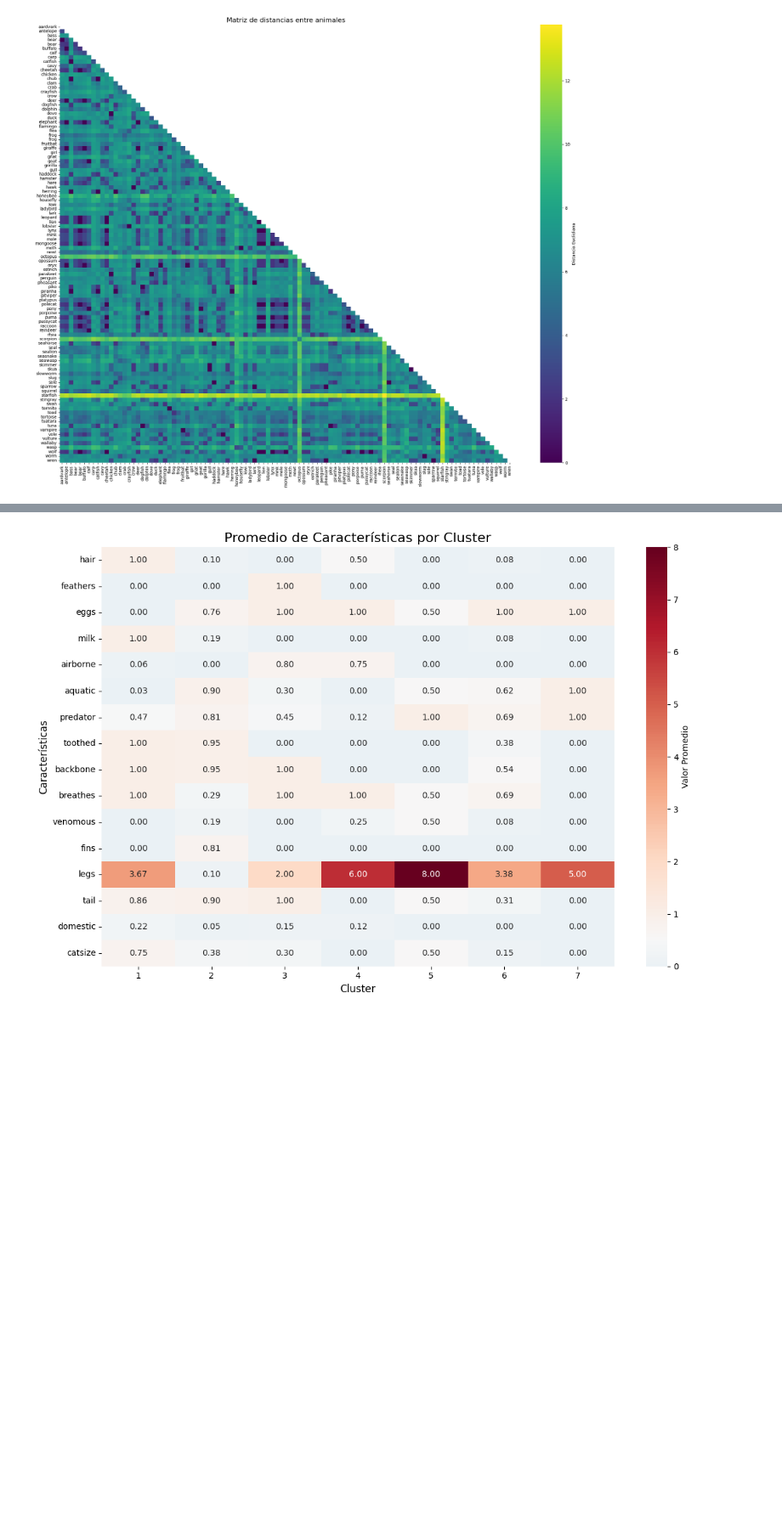
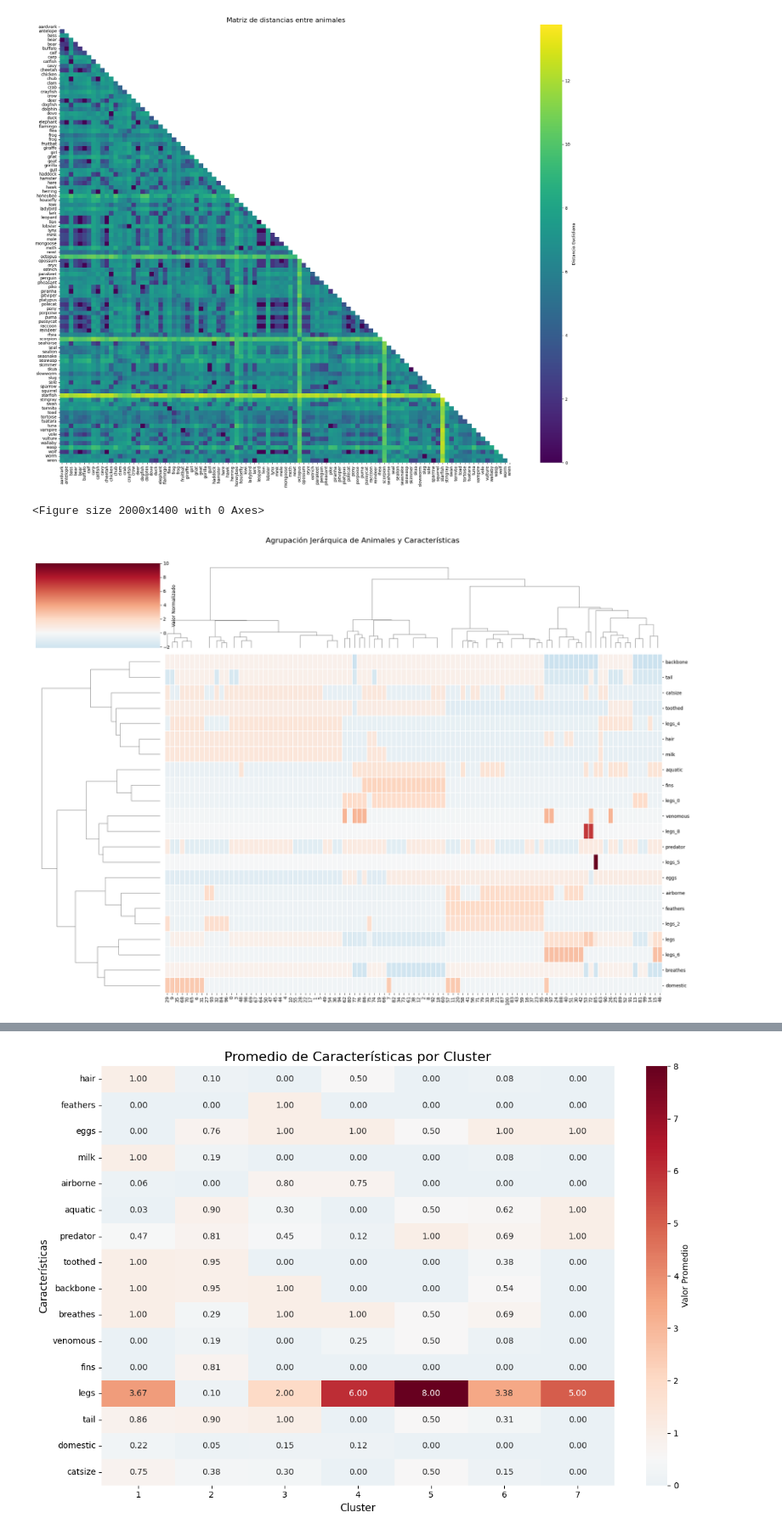
Before and after one commit to novoa123/MachineLearningS11, a Jupyter notebook: Notebook_Tarea_Zoo_Clustering.ipynb, the cells around one changed output, grey strips where cells are left out. Shown at 85% size. Drawn from its saved outputs; the diff is of its cells as text; code cells hidden in the pictures; blank space fills up the shorter version.

```diff
--- a/Notebook_Tarea_Zoo_Clustering.ipynb
+++ b/Notebook_Tarea_Zoo_Clustering.ipynb
@@ -170,3 +170,32 @@ plt.tight_layout()
 plt.show()
 # %% [output]
 [figure]
+# %%
+X_clustermap = X_scaled_df.T
+
+
+plt.figure(figsize=(20, 14))
+g = sns.clustermap(X_clustermap,
+                   method='ward',
+                   metric='euclidean',
+                   cmap='RdBu_r',
+                   center=0,
+                   figsize=(20, 14),
+                   row_cluster=True,
+                   col_cluster=True,
+                   linewidths=0.1,
+                   cbar_kws={'label': 'Valor Normalizado'},
+                   xticklabels=True,
+                   yticklabels=True)
+
+g.fig.suptitle('Agrupación Jerárquica de Animales y Características',
+               fontsize=16, y=1.02)
+
+plt.setp(g.ax_heatmap.get_xticklabels(), rotation=90)
+plt.setp(g.ax_heatmap.get_yticklabels(), rotation=0)
+
+plt.tight_layout()
+plt.show()
+# %% [output]
+<Figure size 2000x1400 with 0 Axes>
+[figure, added]
```
Also changed, not shown: parts of 2 cells of this notebook.
